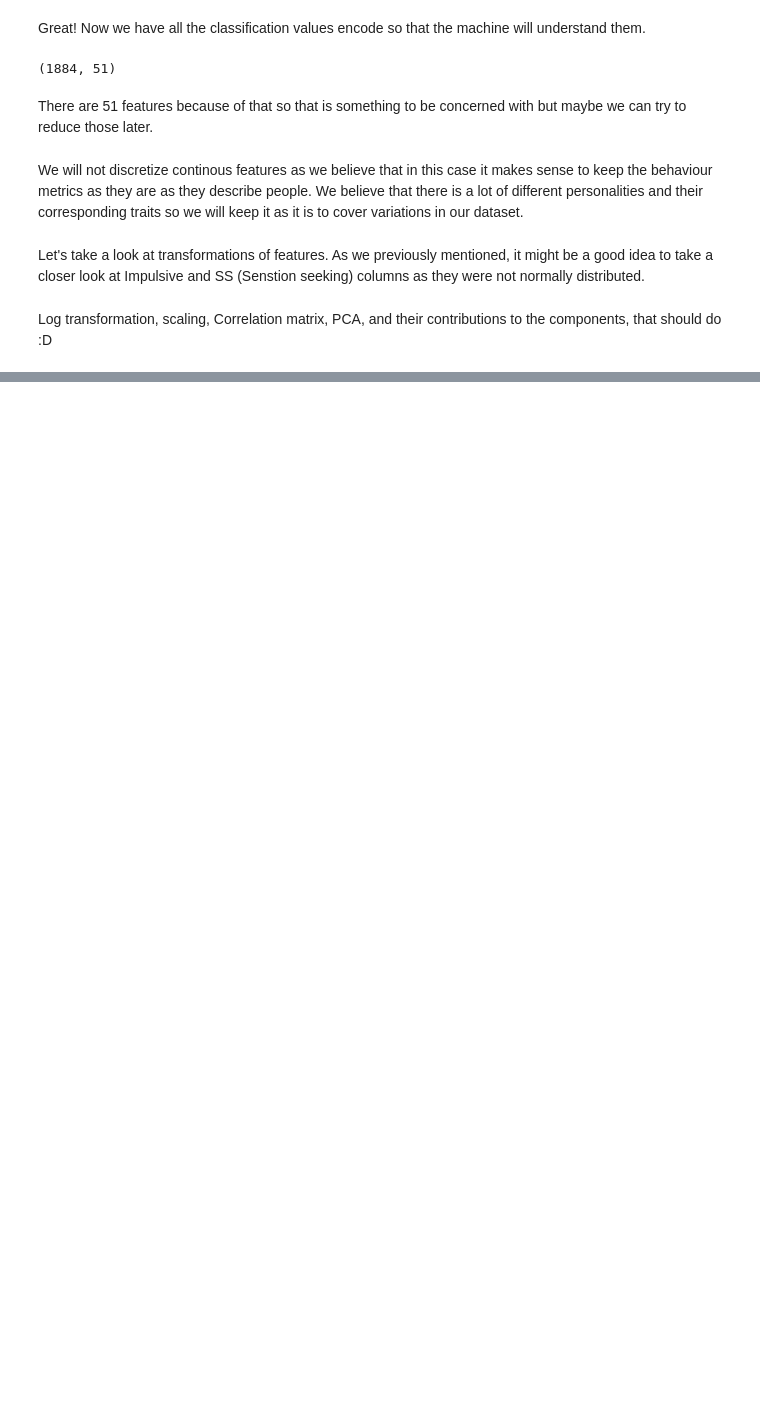
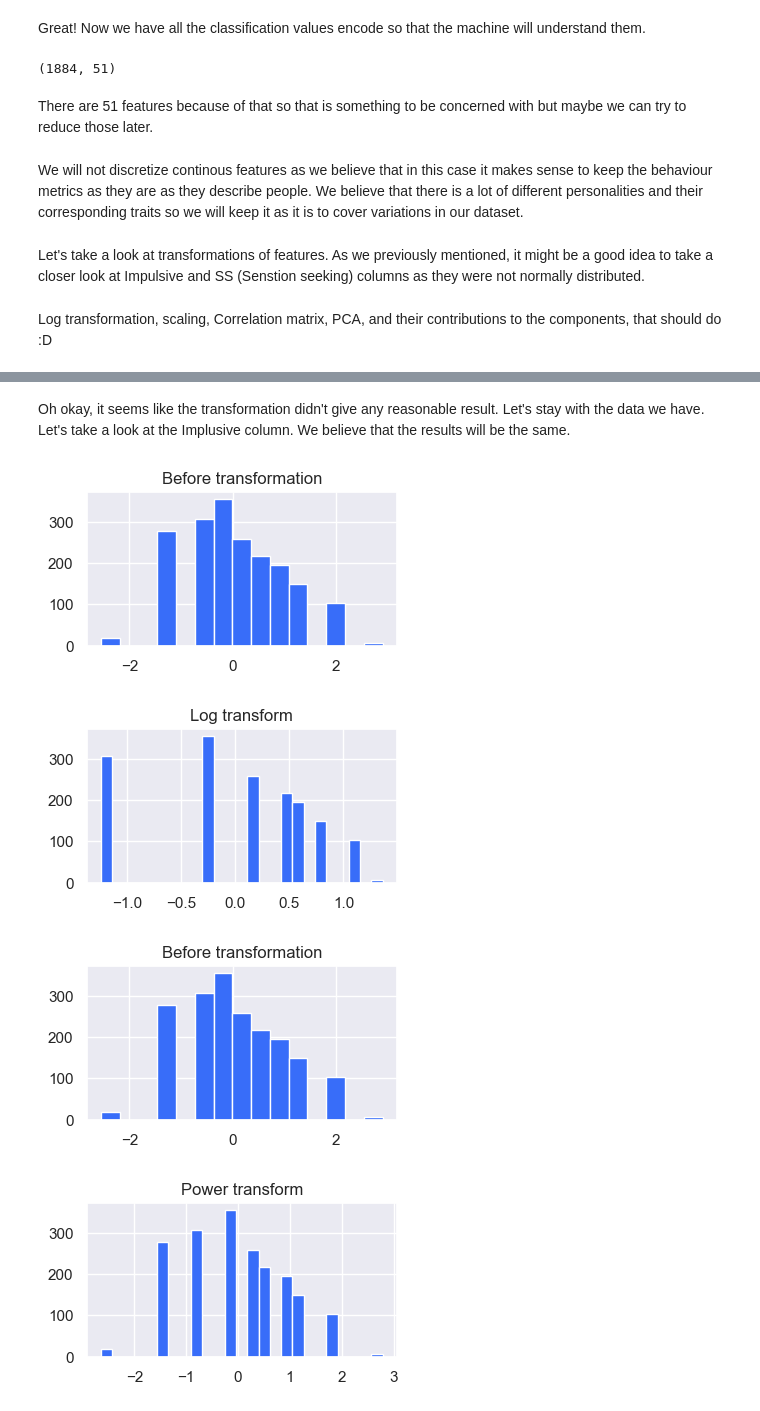
Before and after one commit to maksio420/ML, a Jupyter notebook: 7-final-drugs-anal/7. Final Group Project.ipynb, the cells around one changed output, grey strips where cells are left out. Cells and saved outputs as stored; diff of their text form; code cells hidden in the pictures; blank space fills up the shorter version.

```diff
--- a/7-final-drugs-anal/7. Final Group Project.ipynb
+++ b/7-final-drugs-anal/7. Final Group Project.ipynb
@@ -1233,0 +1263,12 @@ Log transformation, scaling, Correlation matrix, PCA, and their contributions to
+# %% [markdown]
+Oh okay, it seems like the transformation didn't give any reasonable result. Let's stay with the data we have. Let's take a look at the Implusive column. We believe that the results will be the same.
+# %%
+impulsive_data = encoded_df['Impulsive']
+
+transform(data=impulsive_data, transformer=transformer, name='Log transform')
+transform(data=impulsive_data, transformer=pt, name='Power transform')
+# %% [output]
+[figure, added]
+[figure, added]
+[figure, added]
+[figure, added]
```
Also changed, not shown: parts of 7 cells of this notebook.
